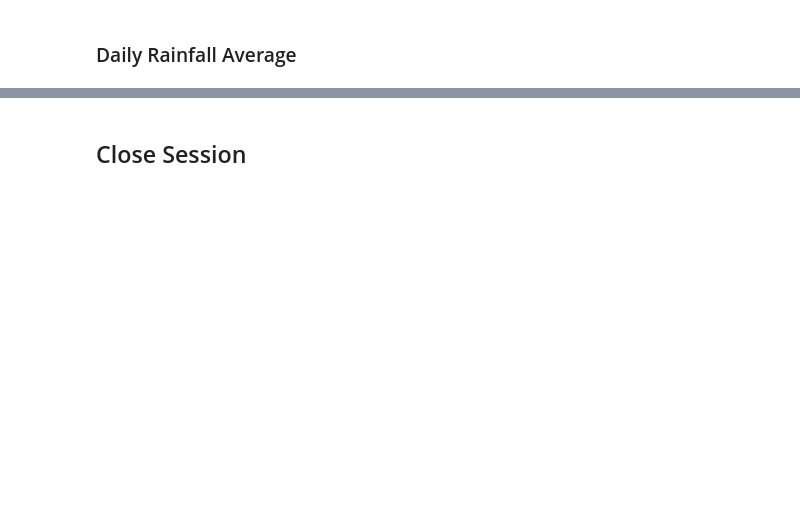
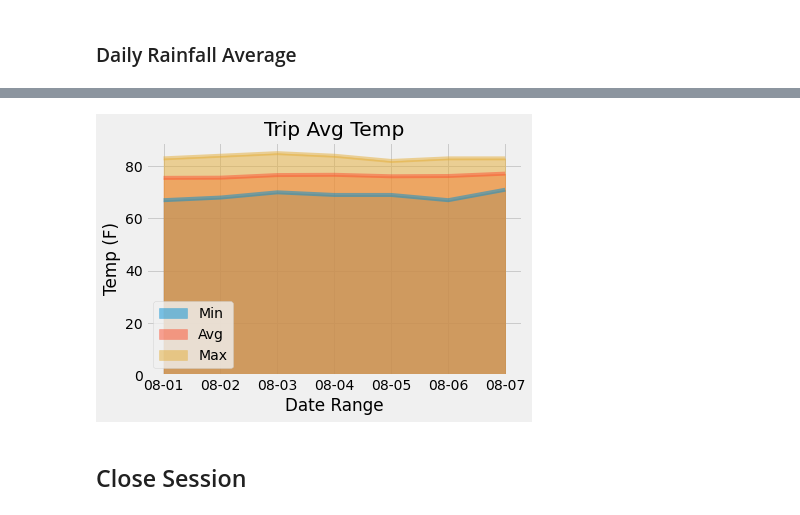
Before and after one commit to beaujeffrey03/sqlalchemy-challenge, a Jupyter notebook: temp_analysis_bonus_2_starter.ipynb, the cells around one changed output, grey strips where cells are left out. Cells and saved outputs as stored; diff of their text form; code cells hidden in the pictures; blank space fills up the shorter version.

```diff
--- a/temp_analysis_bonus_2_starter.ipynb
+++ b/temp_analysis_bonus_2_starter.ipynb
@@ -122,2 +134,4 @@ end_date = '2017-08-07'
 # %%
 # Load the previous query results into a Pandas DataFrame and add the `trip_dates` range as the `date` index
+trip_df = pd.DataFrame(normals, index=range_list, columns=['Min', 'Avg', 'Max'])
+trip_df
@@ -124,4 +147,11 @@ end_date = '2017-08-07'
 # %%
 # Plot the daily normals as an area plot with `stacked=False`
+trip_df.plot.area(stacked=False)
+plt.title('Trip Avg Temp')
+plt.xlabel('Date Range')
+plt.ylabel('Temp (F)')
+plt.show()
+# %% [output]
+[figure, added]
 # %% [markdown]
 ## Close Session
```
Also changed, not shown: parts of 7 cells of this notebook, 2 other files.
